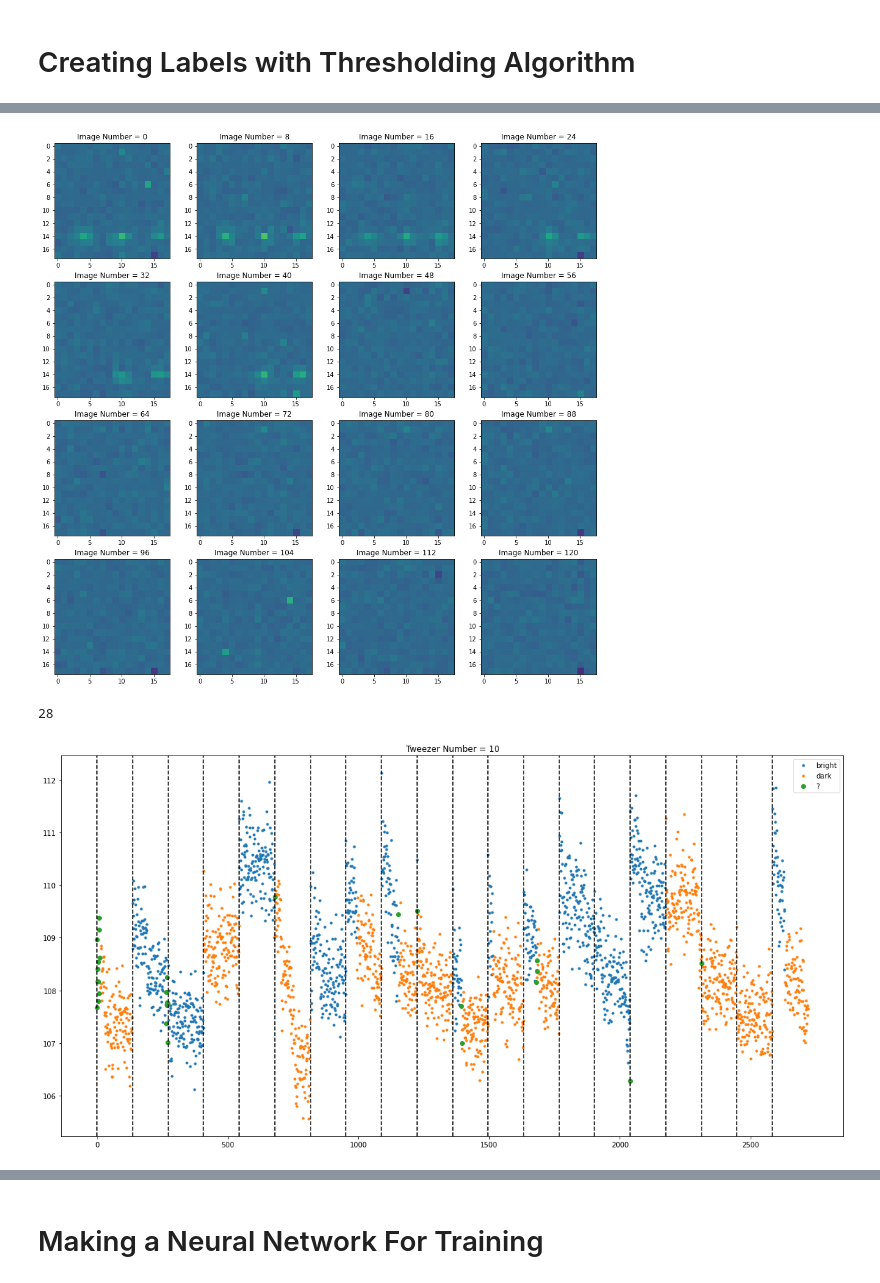
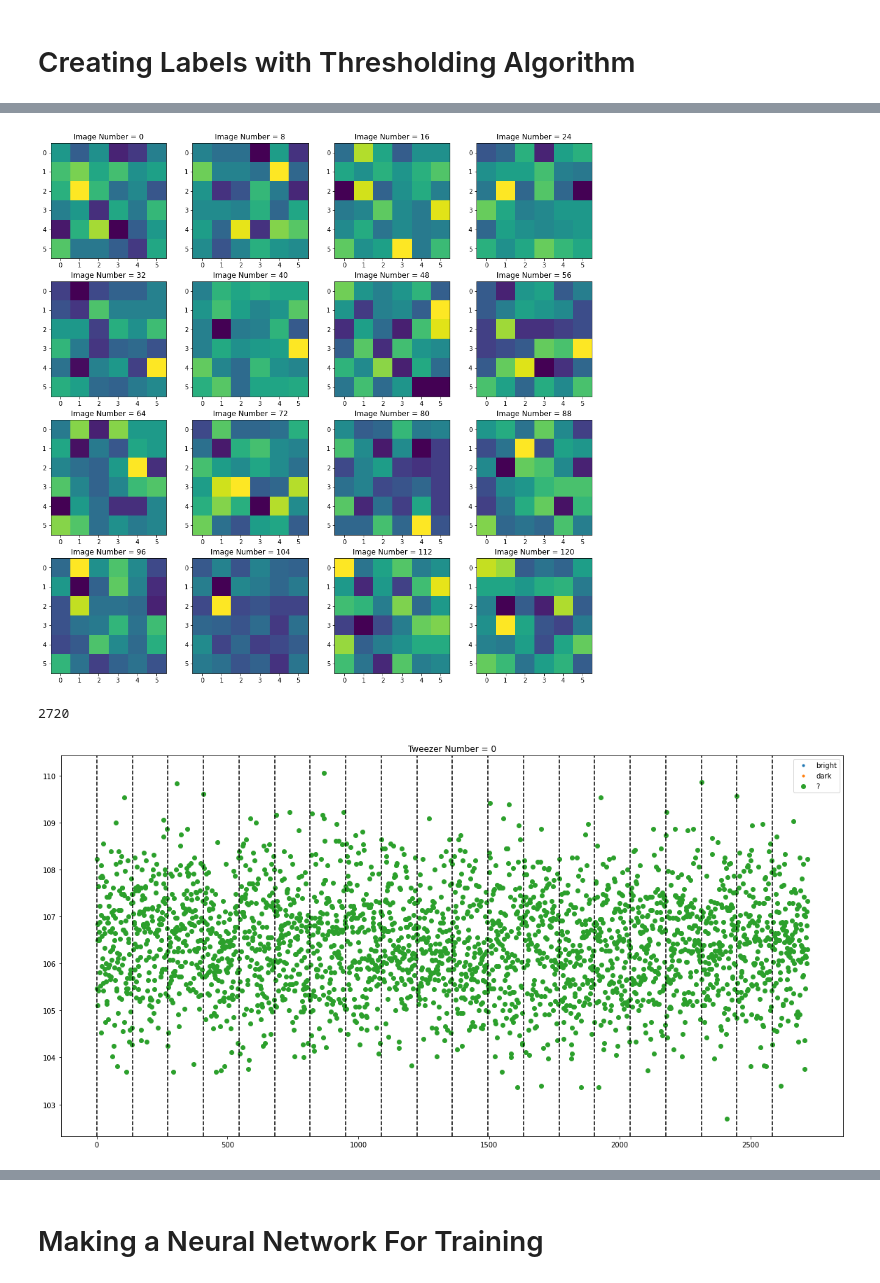
Before and after one commit to jack-mango/QURIP-thompsonlab-amo, a Jupyter notebook: ImagingSoftware/nondestructive image analysis.ipynb, the cells around one changed output, grey strips where cells are left out. Drawn from its saved outputs; the diff is of its cells as text; code cells hidden in the pictures.

```diff
--- a/ImagingSoftware/nondestructive image analysis.ipynb
+++ b/ImagingSoftware/nondestructive image analysis.ipynb
@@ -33,4 +33,4 @@ processor.plot()
 # %% [markdown]
 # Creating Labels with Thresholding Algorithm
 # %%
-crops, labels = processor.make_dataset(keep_unknowns=True)
+crops, labels = processor.make_dataset(1, keep_unknowns=True)
@@ -37,15 +55,15 @@ crops, labels = processor.make_dataset(keep_unknowns=True)
 # %%
 #i, j, k = np.random.randint(processor.n_tweezers), np.random.randint(processor.n_loops), np.random.randint(processor.per_loop - 4)
+tweezer = 0
 
 fig, axs = plt.subplots(4, 4, figsize=(16, 16))
 
 for n in range(16):
-    axs[n // 4, np.mod(n, 4)].imshow(crops[processor.crop_index(0, 19, 8 * n)], vmin=processor.stack.min(), vmax=processor.stack.max())
+    axs[n // 4, np.mod(n, 4)].imshow(crops[processor.crop_index(tweezer, 0, 8 * n)])
     axs[n // 4, np.mod(n, 4)].set_title(f"Image Number = {8 * n}")
 # %% [output]
-[figure, old version]
+[figure, new version]
 # %%
-tweezer = 10
 tweezer_vals = np.mean(crops[processor.crop_index(tweezer, 0, 0): processor.crop_index(tweezer + 1, 0, 0)], axis=(1, 2))
 tweezer_labels = labels[processor.crop_index(tweezer, 0, 0): processor.crop_index(tweezer + 1, 0, 0)]
 
@@ -75,5 +93,5 @@ for i in range(n_loops):
     plt.axvline(i * processor.per_loop, color='k', linestyle='--')
 plt.show()
 # %% [output]
-28
+2720
-[figure, old version]
+[figure, new version]
```
Also changed, not shown: parts of 4 cells of this notebook, 2 other files.
